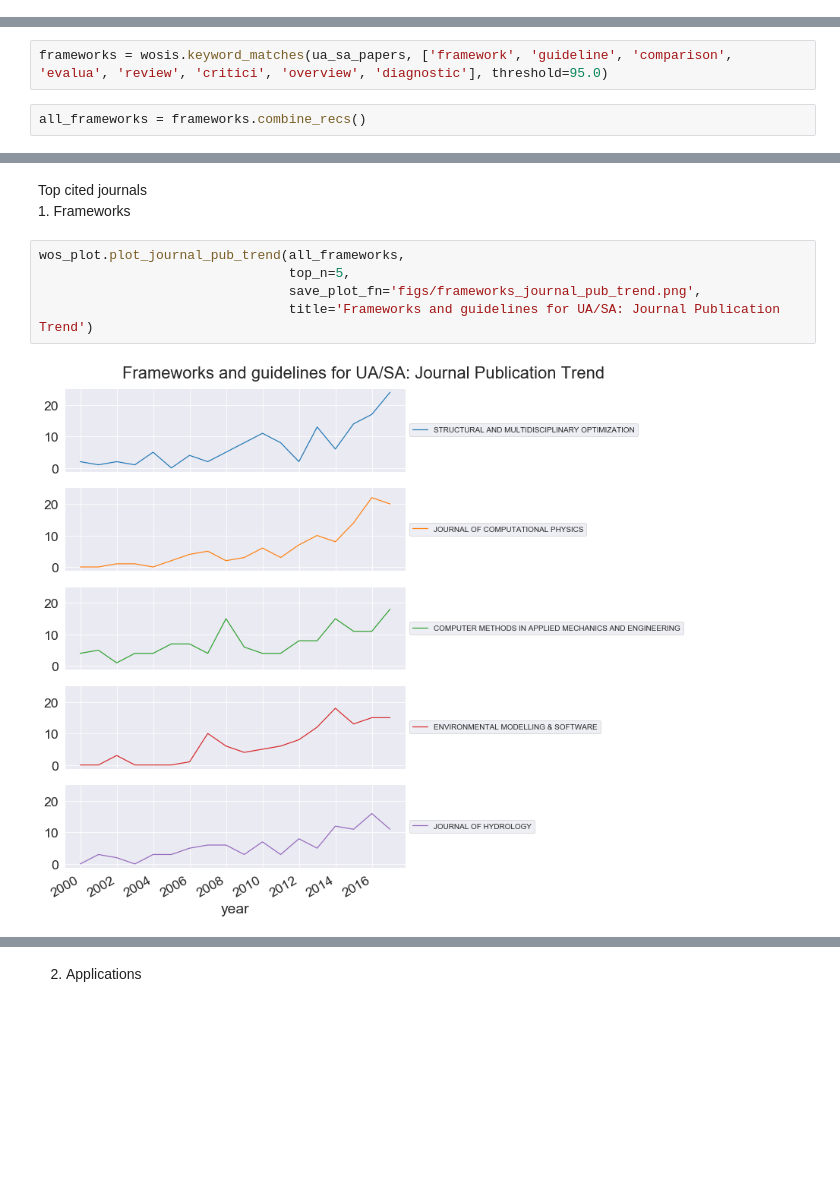
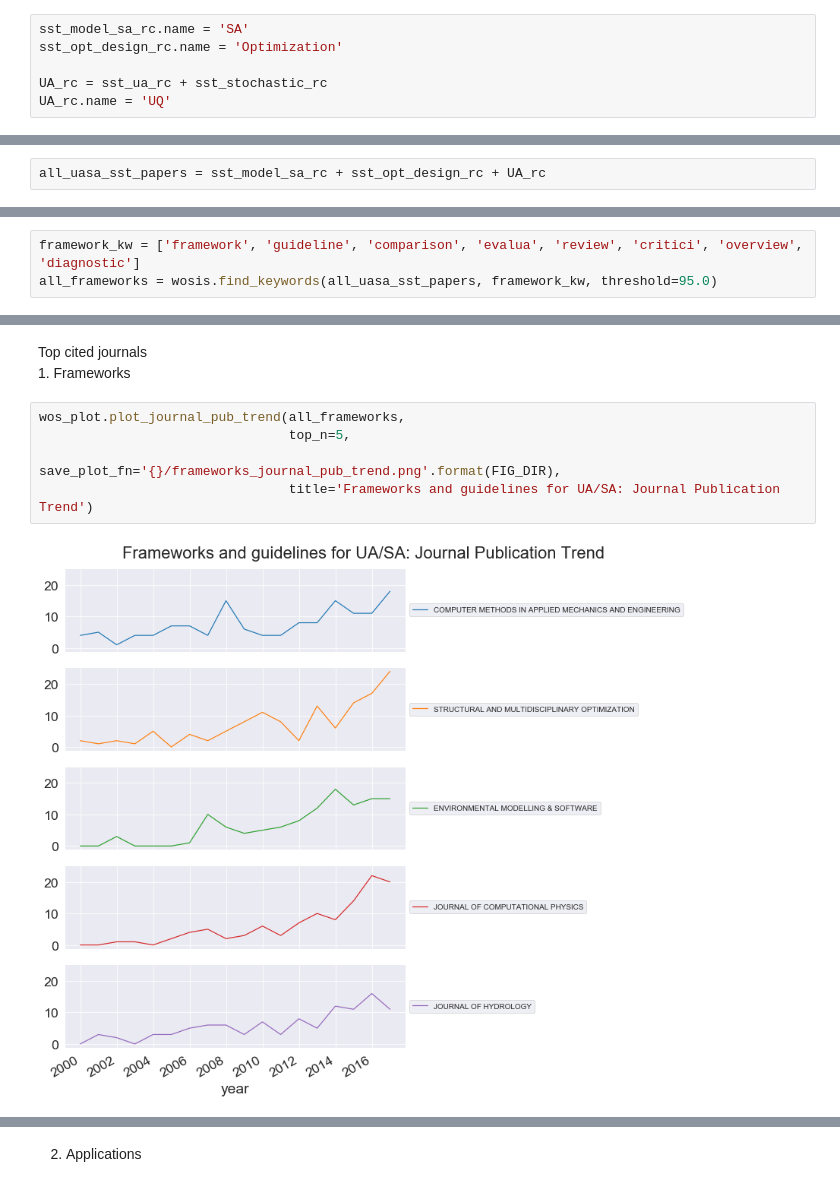
Before and after one commit to frog7/uasa-trends, a Jupyter notebook: notebooks/3c Topic modelling, keyword matching the subtopics.ipynb, the cells around one changed output, grey strips where cells are left out. Cells and saved outputs as stored; diff of their text form; blank space fills up the shorter version.

```diff
--- a/notebooks/3c Topic modelling, keyword matching the subtopics.ipynb
+++ b/notebooks/3c Topic modelling, keyword matching the subtopics.ipynb
@@ -130,0 +133,6 @@ UA_rc.name = 'UQ'
+# %%
+sst_model_sa_rc.name = 'SA'
+sst_opt_design_rc.name = 'Optimization'
+
+UA_rc = sst_ua_rc + sst_stochastic_rc
+UA_rc.name = 'UQ'
@@ -161 +170,3 @@ ua_sa_papers = reduce(lambda x, y: x + y, [SA_rc, optimization_rc, UA_rc])
+# %%
+all_uasa_sst_papers = sst_model_sa_rc + sst_opt_design_rc + UA_rc
 # %%
@@ -163,7 +174,6 @@ wosis.rc_to_df(ua_sa_papers).to_csv('../data/ua_sa_papers.csv')
 # %% [markdown]
 1. Frameworks and guidelines for UA/SA
 # %%
-frameworks = wosis.keyword_matches(ua_sa_papers, ['framework', 'guideline', 'comparison', 'evalua', 'review', 'critici', 'overview', 'diagnostic'], threshold=95.0)
+framework_kw = ['framework', 'guideline', 'comparison', 'evalua', 'review', 'critici', 'overview', 'diagnostic']
+all_frameworks = wosis.find_keywords(all_uasa_sst_papers, framework_kw, threshold=95.0)
-# %%
-all_frameworks = frameworks.combine_recs()
 # %%
@@ -211,10 +223,10 @@ Top cited journals
 # %%
 wos_plot.plot_journal_pub_trend(all_frameworks,
                                 top_n=5,
-                                save_plot_fn='figs/frameworks_journal_pub_trend.png',
+                                save_plot_fn='{}/frameworks_journal_pub_trend.png'.format(FIG_DIR),
                                 title='Frameworks and guidelines for UA/SA: Journal Publication Trend')
 # %% [output]
-[figure, old version]
+[figure, new version]
 # %%
 wos_plot.plot_pubs_per_journal(all_frameworks,
                                top_n=5,
```
Also changed, not shown: parts of 66 cells of this notebook, 5 other files.
